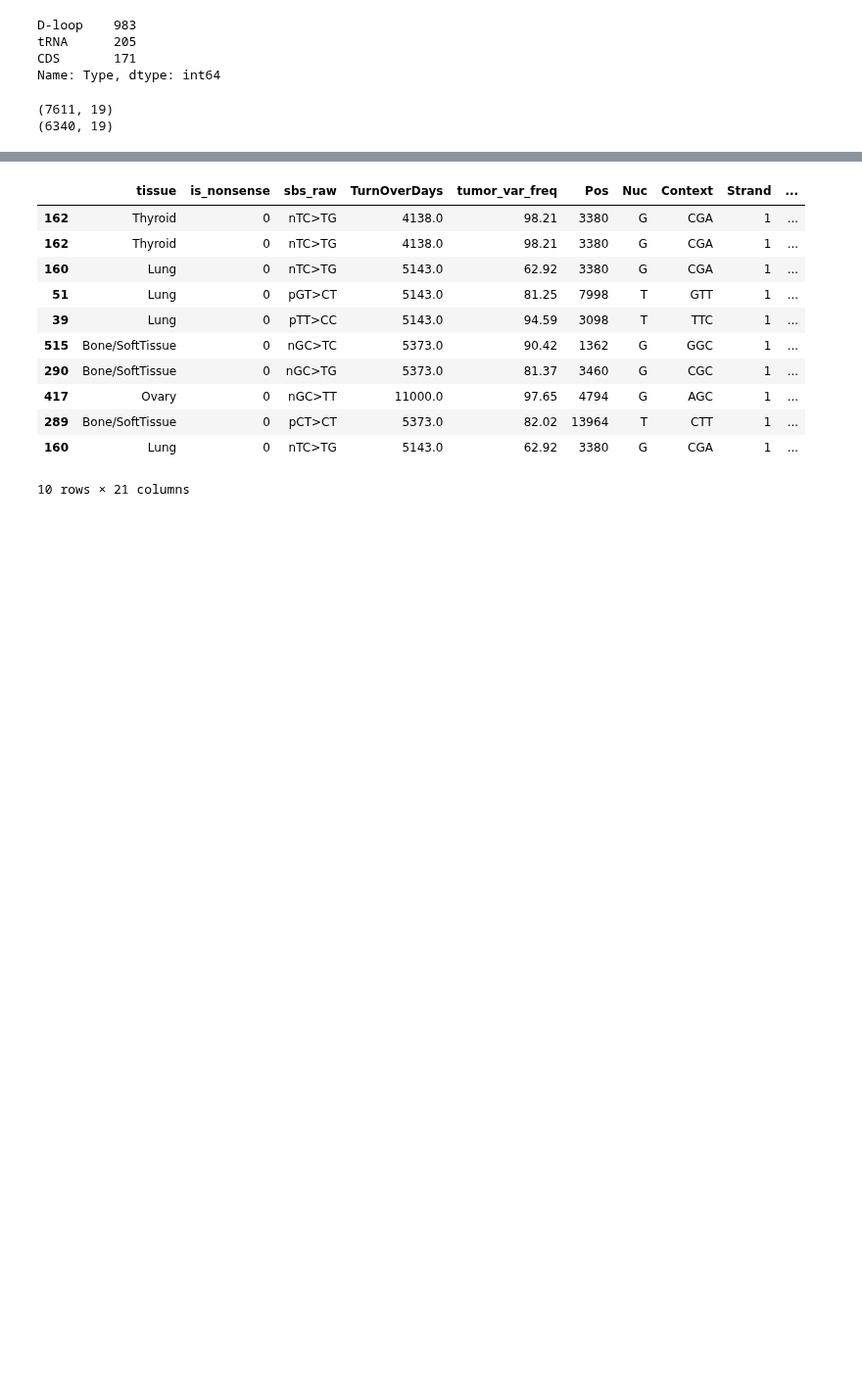
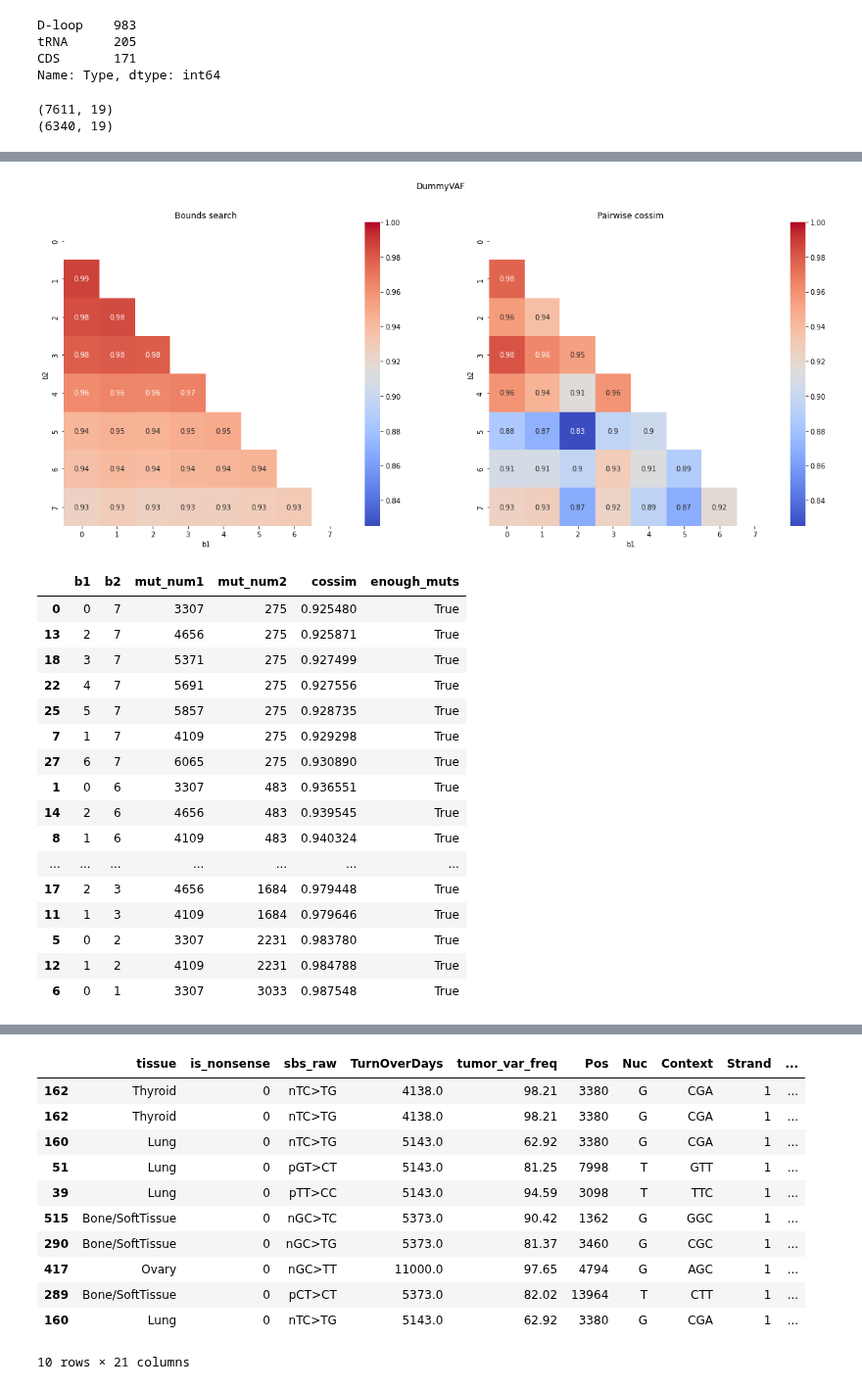
Before and after one commit to mitoclub/Signatures, a Jupyter notebook: notebooks/cancer_calc_ms.ipynb, the cells around one changed output, grey strips where cells are left out. Shown at 98% size. Cells and saved outputs as stored; diff of their text form; code cells hidden in the pictures; blank space fills up the shorter version.

```diff
--- a/notebooks/cancer_calc_ms.ipynb
+++ b/notebooks/cancer_calc_ms.ipynb
@@ -711,0 +832,21 @@ cossim = 0.881
+# %%
+splitting_macine("DummyVAF")
+# %% [output]
+[figure, added]
+|  | b1 | b2 | mut_num1 | mut_num2 | cossim | enough_muts |
+| 0 | 0 | 7 | 3307 | 275 | 0.925480 | True |
+| 13 | 2 | 7 | 4656 | 275 | 0.925871 | True |
+| 18 | 3 | 7 | 5371 | 275 | 0.927499 | True |
+| 22 | 4 | 7 | 5691 | 275 | 0.927556 | True |
+| 25 | 5 | 7 | 5857 | 275 | 0.928735 | True |
+| 7 | 1 | 7 | 4109 | 275 | 0.929298 | True |
+| 27 | 6 | 7 | 6065 | 275 | 0.930890 | True |
+| 1 | 0 | 6 | 3307 | 483 | 0.936551 | True |
+| 14 | 2 | 6 | 4656 | 483 | 0.939545 | True |
+| 8 | 1 | 6 | 4109 | 483 | 0.940324 | True |
+| ... | ... | ... | ... | ... | ... | ... |
+| 17 | 2 | 3 | 4656 | 1684 | 0.979448 | True |
+| 11 | 1 | 3 | 4109 | 1684 | 0.979646 | True |
+| 5 | 0 | 2 | 3307 | 2231 | 0.983780 | True |
+| 12 | 1 | 2 | 4109 | 2231 | 0.984788 | True |
+| 6 | 0 | 1 | 3307 | 3033 | 0.987548 | True |
```
Also changed, not shown: parts of 23 cells of this notebook.
